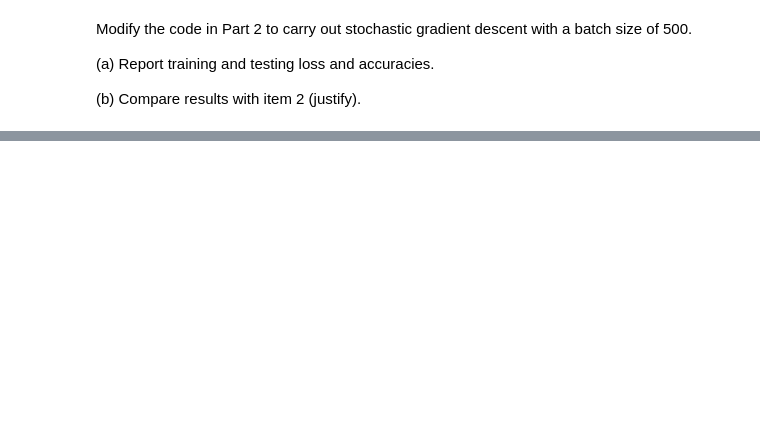
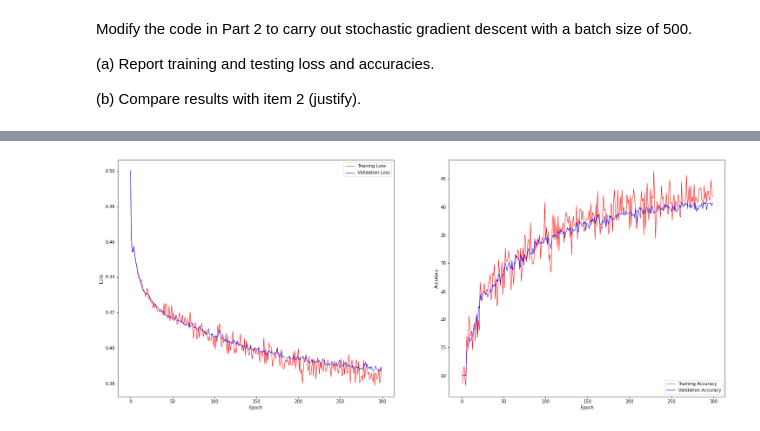
Before and after one commit to Chumsy0725/Image-Processing, a Jupyter notebook: Custom_NN_with_Mini_Batch_Gradient_Descent_Implementation.ipynb, the cells around one changed output, grey strips where cells are left out. Saved outputs shown, nothing was run; the diff lists cells and outputs as text; code cells hidden in the pictures; blank space fills up the shorter version.

```diff
--- a/Custom_NN_with_Mini_Batch_Gradient_Descent_Implementation.ipynb
+++ b/Custom_NN_with_Mini_Batch_Gradient_Descent_Implementation.ipynb
@@ -213,0 +266,2 @@ plt.show()
+# %%
+History_with_batch = CustomNNwithSGD(batch_size=500)
@@ -213,0 +294,20 @@ plt.show()
+# %%
+fig, axes  = plt.subplots(1,2, sharex='all', sharey='all', figsize=(25,10))
+items = {"Training Loss":History_with_batch[0], "Validation Loss":History_with_batch[1], "Training Accuracy":History_with_batch[2], "Validation Accuracy": History_with_batch[3]}
+
+plt.subplot(1,2,1);
+plt.plot(items['Training Loss'], color ='r', linewidth=1, label ='Training Loss');
+plt.plot(items['Validation Loss'], color ='b', linewidth=1, label = 'Validation Loss');
+plt.xlabel('Epoch');
+plt.ylabel('Loss');
+plt.legend(loc='upper right');
+
+plt.subplot(1,2,2);
+plt.plot(items['Training Accuracy'], color ='r', linewidth=1, label ='Training Accuracy');
+plt.plot(items['Validation Accuracy'], color ='b', linewidth=1, label = 'Validation Accuracy');
+plt.xlabel('Epoch');
+plt.ylabel('Accuracy');
+plt.legend(loc='lower right');
+plt.show()
+# %% [output]
+[figure, added]
```
Also changed, not shown: parts of 14 cells of this notebook.
